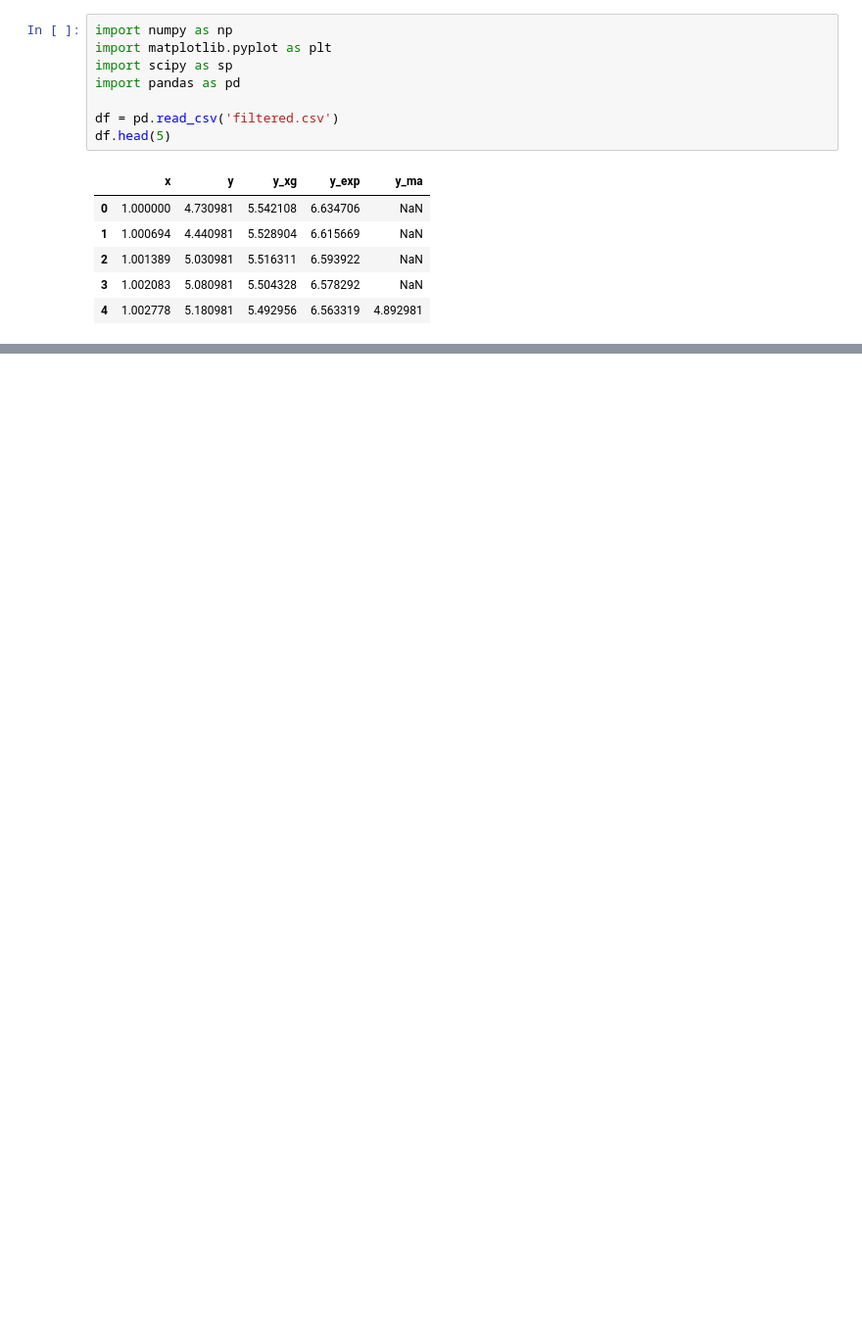
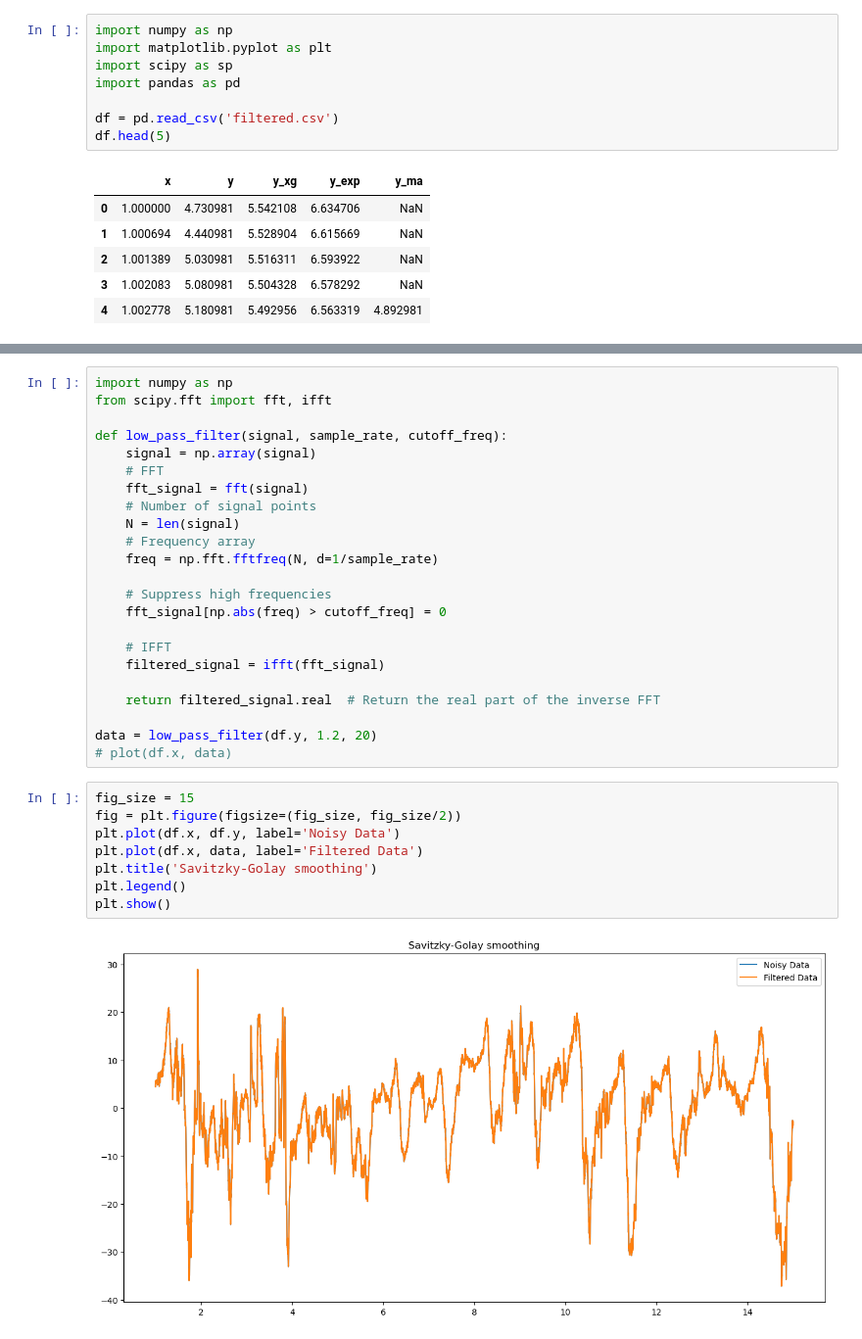
Before and after one commit to alexmarmaliuk/Space_Weather_Project, a Jupyter notebook: third_try.ipynb, the cells around one changed output, grey strips where cells are left out. Shown: that part at 98% size. Saved outputs shown, nothing was run; the diff lists cells and outputs as text; blank space fills up the shorter version.

```diff
--- a/third_try.ipynb
+++ b/third_try.ipynb
@@ -15,0 +89,33 @@ df.head(5)
+# %%
+import numpy as np
+from scipy.fft import fft, ifft
+
+def low_pass_filter(signal, sample_rate, cutoff_freq):
+    signal = np.array(signal)
+    # FFT
+    fft_signal = fft(signal)
+    # Number of signal points
+    N = len(signal)
+    # Frequency array
+    freq = np.fft.fftfreq(N, d=1/sample_rate)
+
+    # Suppress high frequencies
+    fft_signal[np.abs(freq) > cutoff_freq] = 0
+
+    # IFFT
+    filtered_signal = ifft(fft_signal)
+
+    return filtered_signal.real  # Return the real part of the inverse FFT
+
+data = low_pass_filter(df.y, 1.2, 20)
+# plot(df.x, data)
+# %%
+fig_size = 15
+fig = plt.figure(figsize=(fig_size, fig_size/2))
+plt.plot(df.x, df.y, label='Noisy Data')
+plt.plot(df.x, data, label='Filtered Data')
+plt.title('Savitzky-Golay smoothing')
+plt.legend()
+plt.show()
+# %% [output]
+[figure, added]
```
Also changed, not shown: parts of 10 cells of this notebook.
